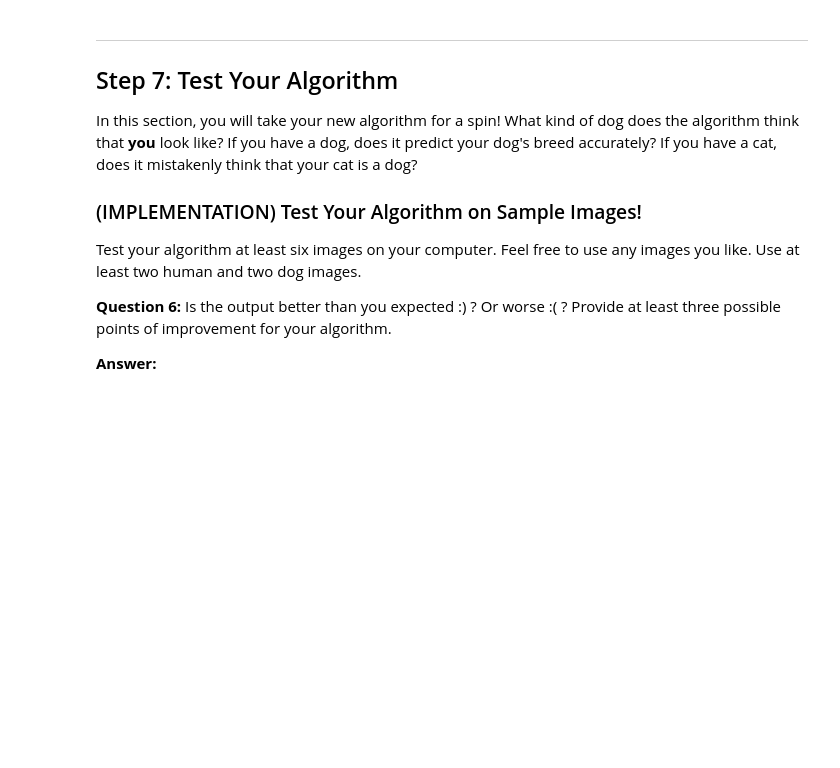
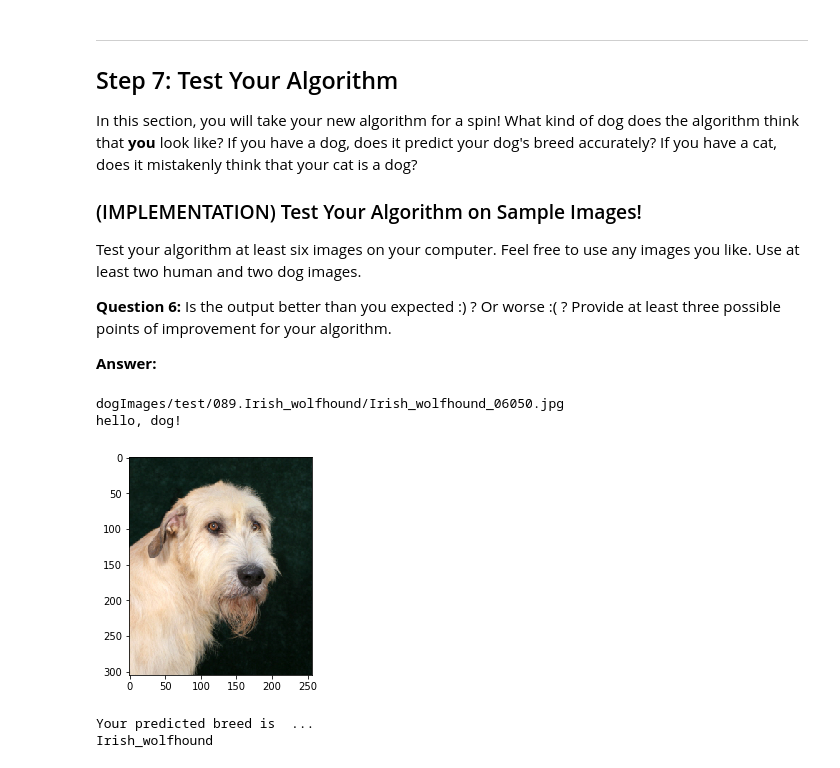
Before and after one commit to mprilucik/dog-project, a Jupyter notebook: dog_app.ipynb, the cells around one changed output. Cells and saved outputs as stored; diff of their text form; code cells hidden in the pictures; blank space fills up the shorter version.

```diff
--- a/dog_app.ipynb
+++ b/dog_app.ipynb
@@ -774,3 +721,36 @@ Some sample output for our algorithm is provided below, but feel free to design
+# %%
+### TODO: Write your algorithm.
+### Feel free to use as many code cells as needed.
+
+import cv2
+import matplotlib.pyplot as plt
+%matplotlib inline
+
+def plot_image(img_path):
+    # load color (BGR) image
+    img = cv2.imread(img_path)
+    # convert BGR image to RGB for plotting
+    cv_rgb = cv2.cvtColor(img, cv2.COLOR_BGR2RGB)
+    # display the image, along with bounding box
+    plt.imshow(cv_rgb)
+    plt.show()
+
+def predict_breed(img_path):
+    if (dog_detector(img_path)):
+        print ("hello, dog!")
+        breed = RN50_predict_breed(img_path)
+        plot_image(img_path)
+        print ("Your predicted breed is  ...")
+        print (breed)
+    elif (face_detector):
+        print ("hello, human!")
+        breed = RN50_predict_breed(img_path)
+        plot_image(img_path)
+        print ("You look like a ...")
+        print (breed)
+    else:
+        plot_image(img_path)
+        print ("Error, neither dog or face detected in image", img_path)
 # %% [markdown]
 ---
 <a id='step7'></a>
@@ -788,4 +768,14 @@ __Answer:__
 # %%
 ## TODO: Execute your algorithm from Step 6 on
 ## at least 6 images on your computer.
 ## Feel free to use as many code cells as needed.
+
+img_path = test_files[255]
+print (img_path)
+predict_breed(img_path)
+# %% [output]
+dogImages/test/089.Irish_wolfhound/Irish_wolfhound_06050.jpg
+hello, dog!
+[figure, added]
+Your predicted breed is  ...
+Irish_wolfhound
```
Also changed, not shown: parts of 7 cells of this notebook.
